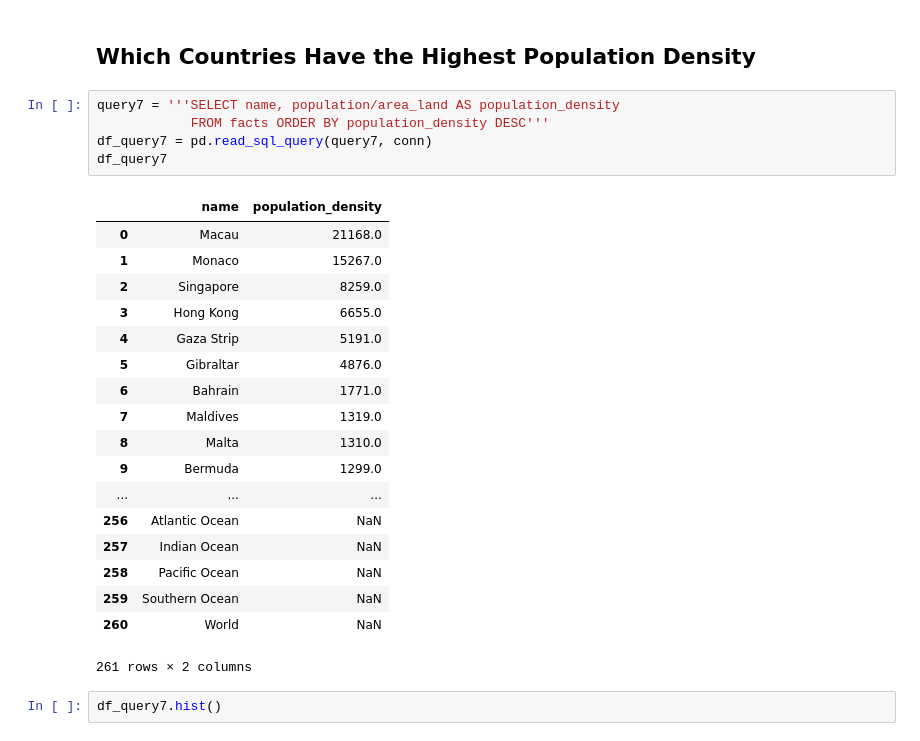
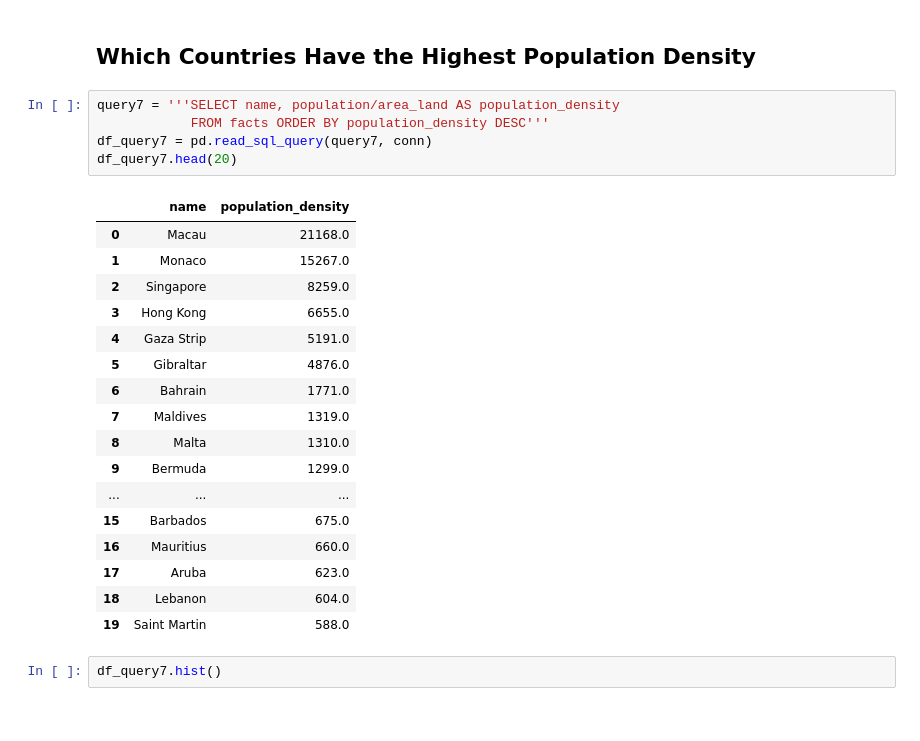
Before and after one commit to virginiemontes/Data_Science_Projects, a Jupyter notebook: Notebooks/Analyzing_CIA_Factbook_Data_Using_SQLite_and_Python.ipynb, the cells around one changed output. Saved outputs shown, nothing was run; the diff lists cells and outputs as text.

```diff
--- a/Notebooks/Analyzing_CIA_Factbook_Data_Using_SQLite_and_Python.ipynb
+++ b/Notebooks/Analyzing_CIA_Factbook_Data_Using_SQLite_and_Python.ipynb
@@ -134,27 +133,26 @@ array([[<matplotlib.axes._subplots.AxesSubplot object at 0x...>,
 # %%
 query7 = '''SELECT name, population/area_land AS population_density
             FROM facts ORDER BY population_density DESC'''
 df_query7 = pd.read_sql_query(query7, conn)
-df_query7
+df_query7.head(20)
 # %% [output]
 |  | name | population_density |
 | 0 | Macau | 21168.0 |
 | 1 | Monaco | 15267.0 |
 | 2 | Singapore | 8259.0 |
 | 3 | Hong Kong | 6655.0 |
 | 4 | Gaza Strip | 5191.0 |
 | 5 | Gibraltar | 4876.0 |
 | 6 | Bahrain | 1771.0 |
 | 7 | Maldives | 1319.0 |
 | 8 | Malta | 1310.0 |
 | 9 | Bermuda | 1299.0 |
 | ... | ... | ... |
-| 256 | Atlantic Ocean | NaN |
-| 257 | Indian Ocean | NaN |
-| 258 | Pacific Ocean | NaN |
-| 259 | Southern Ocean | NaN |
-| 260 | World | NaN |
+| 15 | Barbados | 675.0 |
+| 16 | Mauritius | 660.0 |
+| 17 | Aruba | 623.0 |
+| 18 | Lebanon | 604.0 |
+| 19 | Saint Martin | 588.0 |
-261 rows × 2 columns
 # %%
 df_query7.hist()
 # %% [output]
```
Also changed, not shown: parts of 2 cells of this notebook.
